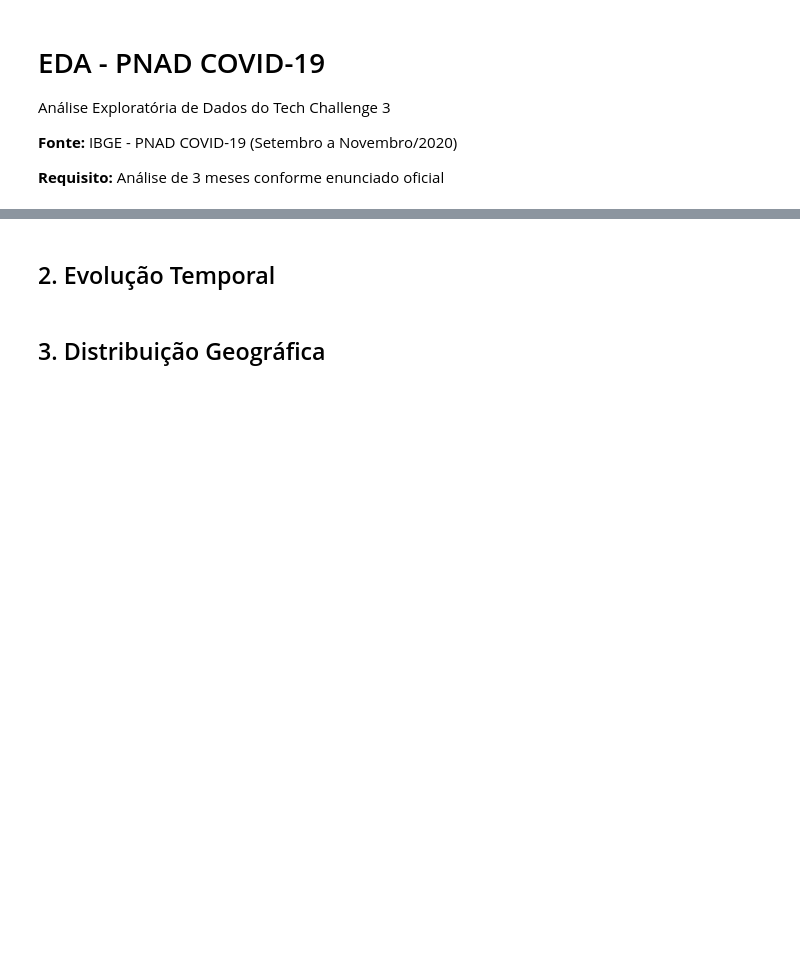
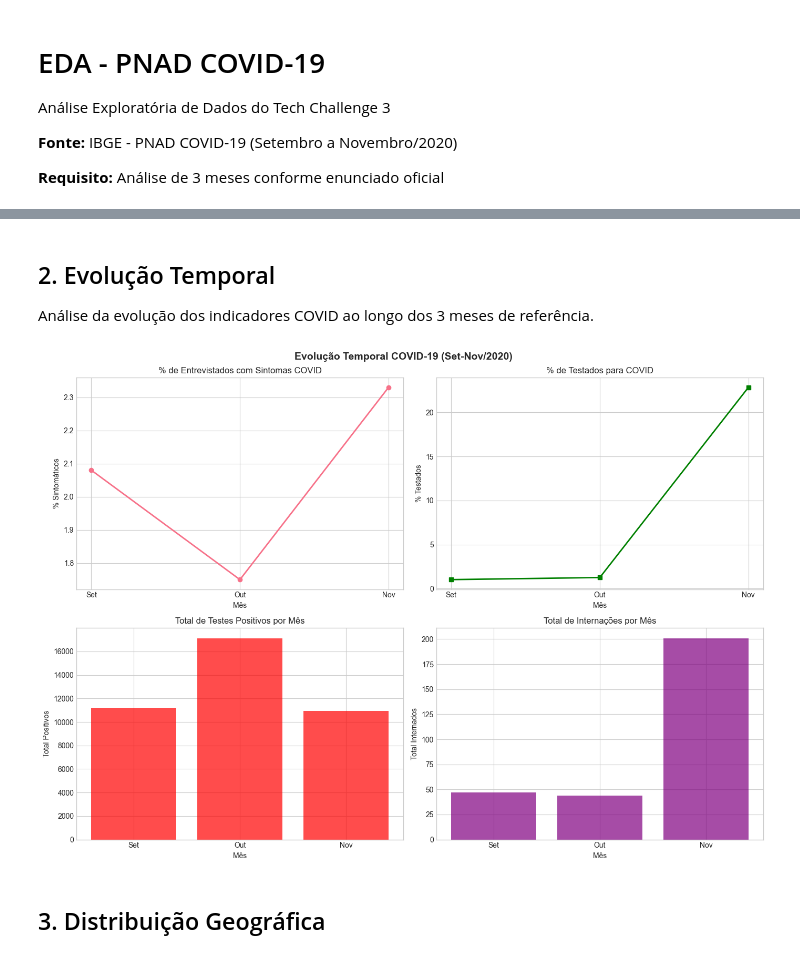
Before and after one commit to MauroManso/TechChallenge3, a Jupyter notebook: notebooks/01_eda_pnad_covid.ipynb, the cells around one changed output, grey strips where cells are left out. Drawn from its saved outputs; the diff is of its cells as text; code cells hidden in the pictures; blank space fills up the shorter version.

```diff
--- a/notebooks/01_eda_pnad_covid.ipynb
+++ b/notebooks/01_eda_pnad_covid.ipynb
@@ -26,22 +29,27 @@ pd.set_option('display.max_columns', None)
 # Configurações AWS
 database = "pnad_covid_db"
 
-# Carregar tabelas Gold via Athena
+# Meses permitidos conforme requisito (3 meses: Setembro, Outubro, Novembro)
+MESES_ANALISE = [9, 10, 11]
+
+# Carregar tabelas Gold via Athena - FILTRANDO apenas os 3 meses requeridos
 df_evolucao = wr.athena.read_sql_query(
-    "SELECT * FROM gold_evolucao_nacional ORDER BY mes",
+    f"SELECT * FROM gold_evolucao_nacional WHERE mes IN ({','.join(map(str, MESES_ANALISE))}) ORDER BY mes",
     database=database
 )
 
 df_sintomas_uf = wr.athena.read_sql_query(
-    "SELECT * FROM gold_sintomas_uf_mes",
+    f"SELECT * FROM gold_sintomas_uf_mes WHERE mes IN ({','.join(map(str, MESES_ANALISE))})",
     database=database
 )
 
 df_trabalho = wr.athena.read_sql_query(
-    "SELECT * FROM gold_trabalho_regiao_mes",
+    f"SELECT * FROM gold_trabalho_regiao_mes WHERE mes IN ({','.join(map(str, MESES_ANALISE))})",
     database=database
 )
 
+# Tabelas sem coluna mes - agregam todos os dados disponíveis
+# Estas são recalculadas pelo ETL que já filtra os meses corretos
 df_testes = wr.athena.read_sql_query(
     "SELECT * FROM gold_testes_uf",
     database=database
@@ -61,43 +85,56 @@ print(f"  - Perfil Sintomáticos: {df_perfil.shape}")
-# %% [markdown]
-## 2. Evolução Temporal
+# %% [markdown]
+## 2. Evolução Temporal
+
+Análise da evolução dos indicadores COVID ao longo dos 3 meses de referência.
 # %%
 fig, axes = plt.subplots(2, 2, figsize=(14, 10))
+fig.suptitle('Evolução Temporal COVID-19 (Set-Nov/2020)', fontsize=14, fontweight='bold')
+
+# Mapeamento de meses para nomes
+mes_nome = {9: 'Set', 10: 'Out', 11: 'Nov'}
+meses_labels = [mes_nome.get(m, str(m)) for m in df_evolucao['mes']]
 
 # Sintomáticos ao longo do tempo
 ax1 = axes[0, 0]
 ax1.plot(df_evolucao['mes'], df_evolucao['pct_sintomaticos'], marker='o', linewidth=2)
 ax1.set_xlabel('Mês')
 ax1.set_ylabel('% Sintomáticos')
-ax1.set_title('Evolução do % de Entrevistados com Sintomas COVID')
+ax1.set_title('% de Entrevistados com Sintomas COVID')
 ax1.set_xticks(df_evolucao['mes'])
+ax1.set_xticklabels(meses_labels)
 
 # Testados ao longo do tempo
 ax2 = axes[0, 1]
 ax2.plot(df_evolucao['mes'], df_evolucao['pct_testados'], marker='s', linewidth=2, color='green')
 ax2.set_xlabel('Mês')
 ax2.set_ylabel('% Testados')
-ax2.set_title('Evolução do % de Testados para COVID')
+ax2.set_title('% de Testados para COVID')
 ax2.set_xticks(df_evolucao['mes'])
+ax2.set_xticklabels(meses_labels)
 
 # Total de positivos
 ax3 = axes[1, 0]
 ax3.bar(df_evolucao['mes'], df_evolucao['total_positivos'], color='red', alpha=0.7)
 ax3.set_xlabel('Mês')
 ax3.set_ylabel('Total Positivos')
 ax3.set_title('Total de Testes Positivos por Mês')
 ax3.set_xticks(df_evolucao['mes'])
+ax3.set_xticklabels(meses_labels)
 
 # Internados
 ax4 = axes[1, 1]
 ax4.bar(df_evolucao['mes'], df_evolucao['total_internados'], color='purple', alpha=0.7)
 ax4.set_xlabel('Mês')
 ax4.set_ylabel('Total Internados')
 ax4.set_title('Total de Internações por Mês')
 ax4.set_xticks(df_evolucao['mes'])
+ax4.set_xticklabels(meses_labels)
 
 plt.tight_layout()
 plt.savefig('../reports/01_evolucao_temporal.png', dpi=150, bbox_inches='tight')
 plt.show()
+# %% [output]
+[figure, added]
 # %% [markdown]
 ## 3. Distribuição Geográfica
 # %%
```
Also changed, not shown: parts of 9 cells of this notebook, 3 other files.
